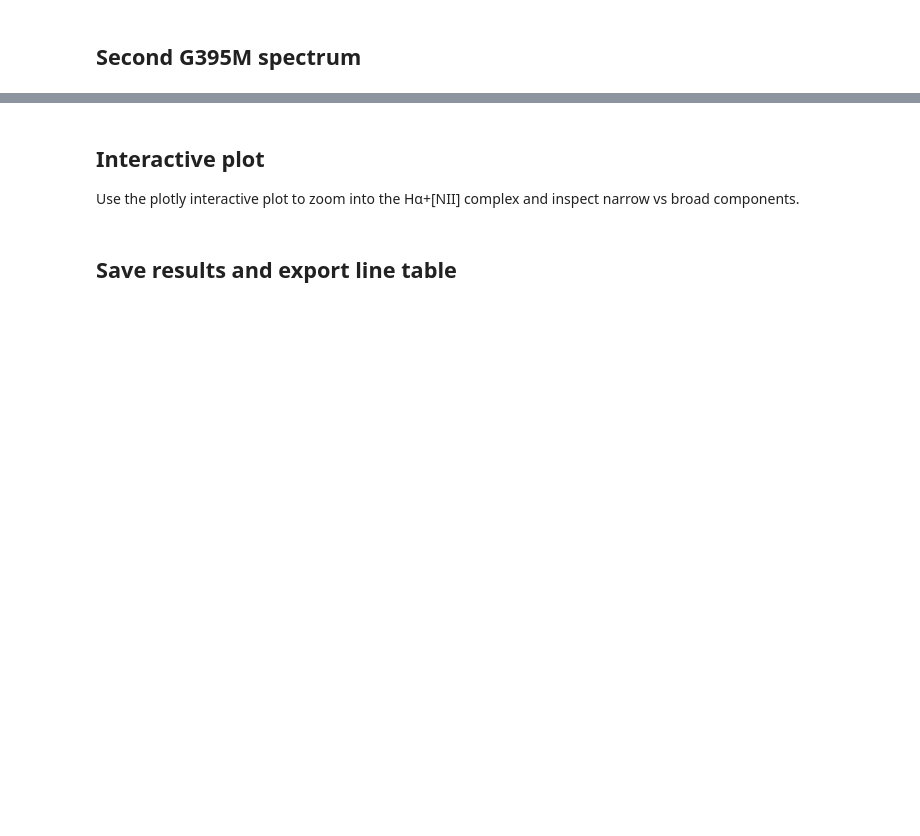
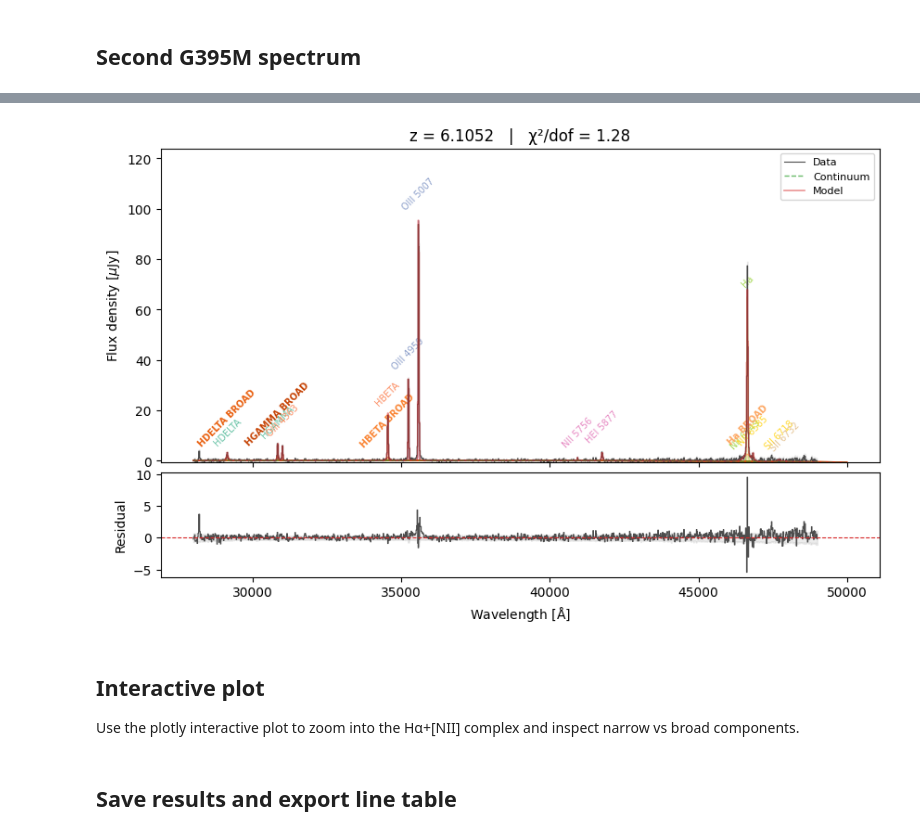
Before and after one commit to raunaq-rai/jwspecfit, a Jupyter notebook: docs/notebooks/02_grating_broad.ipynb, the cells around one changed output, grey strips where cells are left out. Drawn from its saved outputs; the diff is of its cells as text; code cells hidden in the pictures; blank space fills up the shorter version.

```diff
--- a/docs/notebooks/02_grating_broad.ipynb
+++ b/docs/notebooks/02_grating_broad.ipynb
@@ -36,13 +14,0 @@ absorbing NII flux.
-# %%
-result = jwspecfit.fit_with_broad(spec, z=8.271, mode="auto")
-
-print(f"Selected model: {result.selected_model}")
-print(f"BIC narrow:     {result.bic_narrow:.1f}")
-print(f"BIC broad1:     {result.bic_broad1:.1f}")
-print(f"BIC broad2:     {result.bic_broad2:.1f}")
-print(f"BIC both:       {result.bic_both:.1f}")
-print()
-print(f"χ²/dof = {result.best_fit.chi2:.2f}")
-for name, lr in result.best_fit.lines.items():
-    if lr.snr > 1:
-        print(f"  {name:<18s} flux={lr.flux:.2e} ± {lr.flux_err:.2e}  SNR={lr.snr:.1f}")
@@ -56,13 +19,12 @@ spec2 = jwspecfit.read_fits(
     "../../data/stark-rxcj2248-v4_g395m-f290lp_2478_3.spec.fits",
     z=6.1052,
 )
-result2 = jwspecfit.fit_with_broad(spec2, z=6.1052, mode="auto")
+
+result2 = jwspecfit.fit_with_broad(spec2, z=6.1052, mode="auto",deg=3)
+
 
 print(f"Selected model: {result2.selected_model}")
 print(f"χ²/dof = {result2.best_fit.chi2:.2f}")
 for name, lr in result2.best_fit.lines.items():
     if lr.snr > 1:
         print(f"  {name:<18s} flux={lr.flux:.2e} ± {lr.flux_err:.2e}  SNR={lr.snr:.1f}")
-
-fig = jwspecfit.plot_fit(result2.best_fit)
-plt.show()
@@ -69,3 +51,8 @@ plt.show()
+# %%
+fig = jwspecfit.plot_fit(result2.best_fit,exclude_wave_A=[(20000, 28000),(50000,60000)])
+plt.show()
+# %% [output]
+[figure, added]
 # %% [markdown]
 ## Interactive plot
 
```
Also changed, not shown: parts of 6 cells of this notebook, 9 other files.
